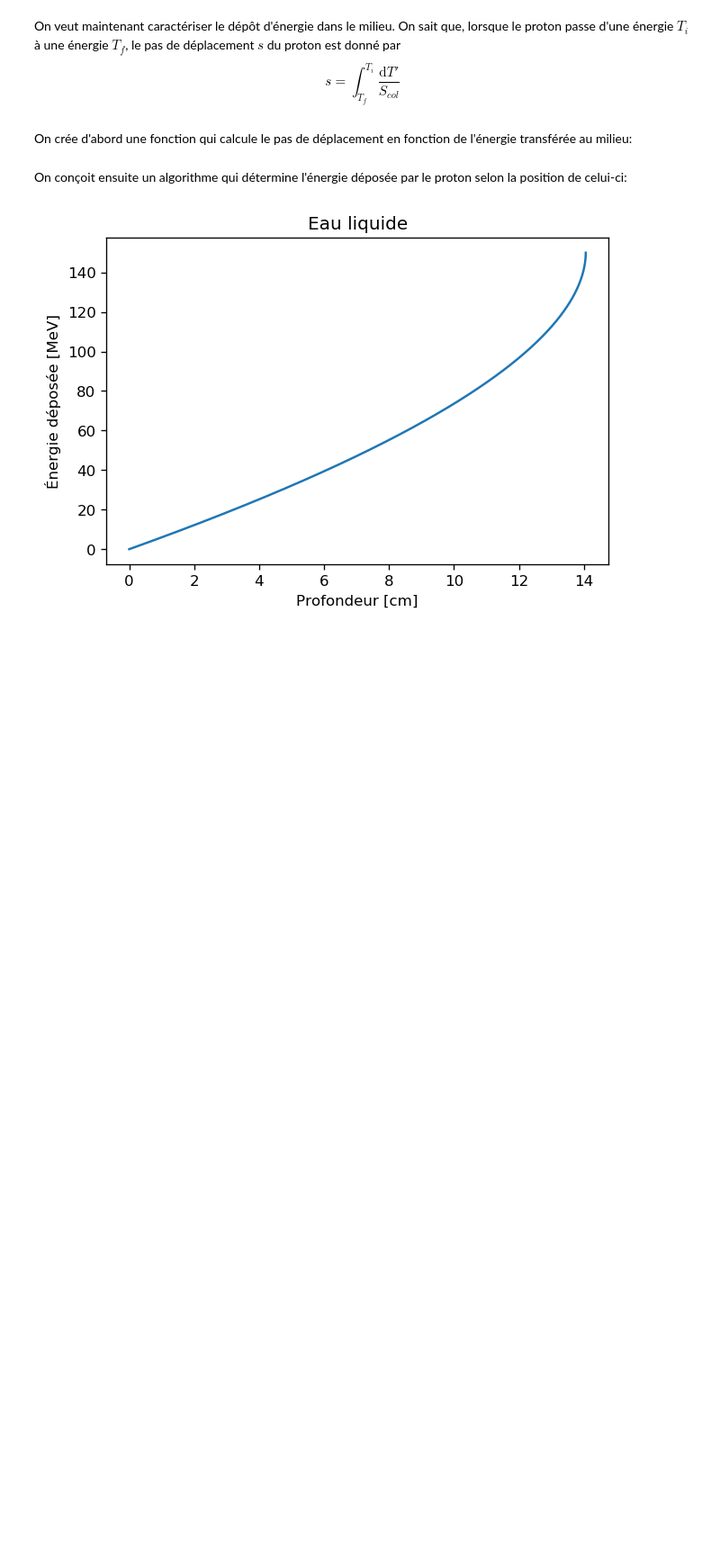
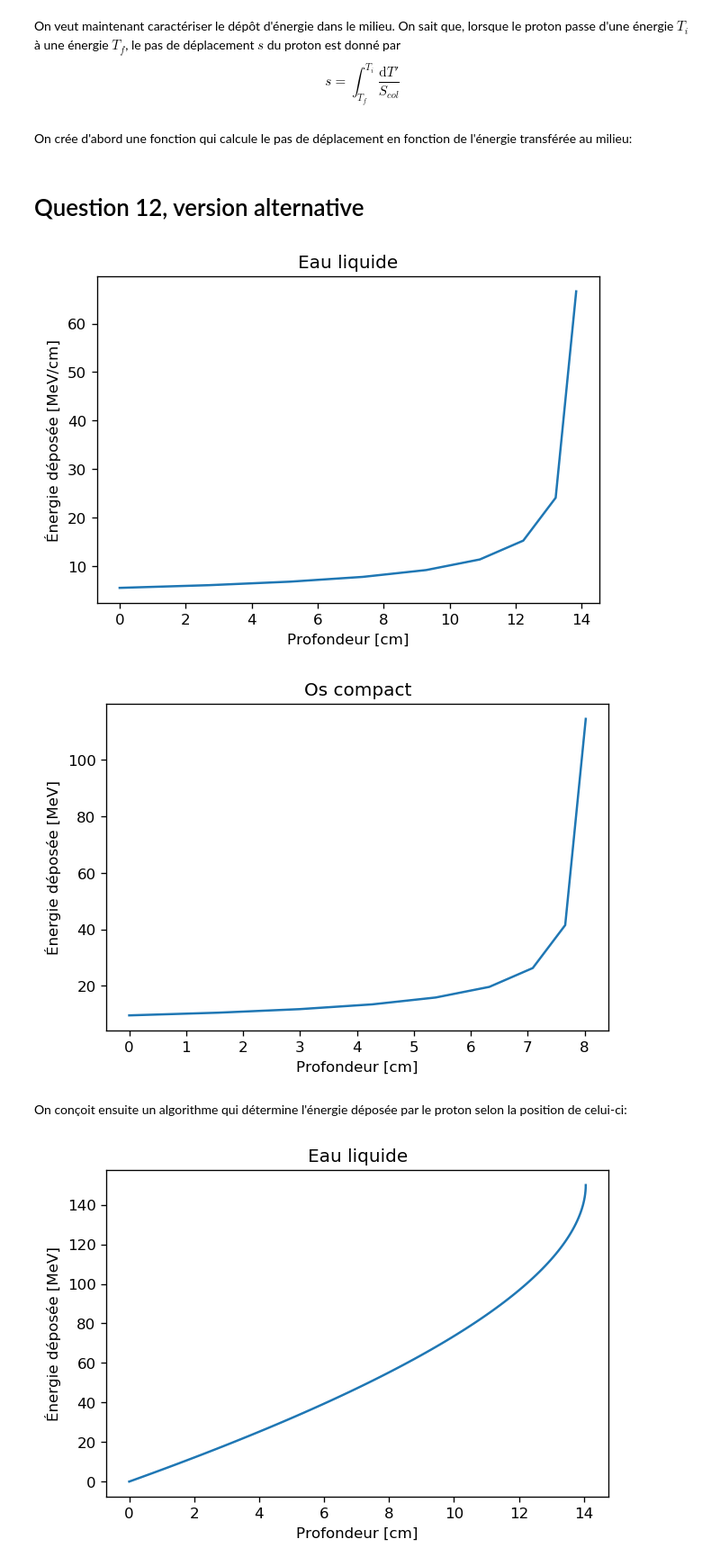
Before and after one commit to Jordan-Charest/PhysNum, a Jupyter notebook: TP1.ipynb, the cells around one changed output. Shown: that part at 90% size. Drawn from its saved outputs; the diff is of its cells as text; code cells hidden in the pictures; blank space fills up the shorter version.

Commit message:
question 12 marche pas

```diff
--- a/TP1.ipynb
+++ b/TP1.ipynb
@@ -405,6 +407,43 @@ def pas(T_i, T_f, mil):
     def fonction(T):
          return inv_pouvoir_arret(T, mil)
     return sp.integrate.quad(fonction, T_f, T_i)[0]
+# %% [markdown]
+# Question 12, version alternative
+# %%
+def energie_deposee(T_i, T_f, mil, n):
+    s = []
+    x = []
+    T = np.linspace(T_f, T_i, n)
+    depot = []
+    for i in range(n-1):
+        s.append(pas(T[-i-1], T[-i-2], mil) * 100)
+        x.append(sum(s[:-1]))
+        depot.append(T_i/n / s[-1])
+    return depot, x
+
+
+# Eau liquide
+d_e, x_e = energie_deposee(150, 0, 'eau', 10)
+
+plt.figure(dpi=120)
+plt.title("Eau liquide")
+plt.xlabel("Profondeur [cm]")
+plt.ylabel("Énergie déposée [MeV/cm]")
+plt.plot(x_e, d_e)
+plt.show()
+
+# Os compact
+d_o, x_o = energie_deposee(150, 0, 'os', 10)
+
+plt.figure(dpi=120)
+plt.title("Os compact")
+plt.xlabel("Profondeur [cm]")
+plt.ylabel("Énergie déposée [MeV]")
+plt.plot(x_o, d_o)
+plt.show()
+# %% [output]
+[figure, added]
+[figure, added]
 # %% [markdown]
 On conçoit ensuite un algorithme qui détermine l'énergie déposée par le proton selon la position de celui-ci:
 # %%
```
Also changed, not shown: parts of 5 cells of this notebook.
